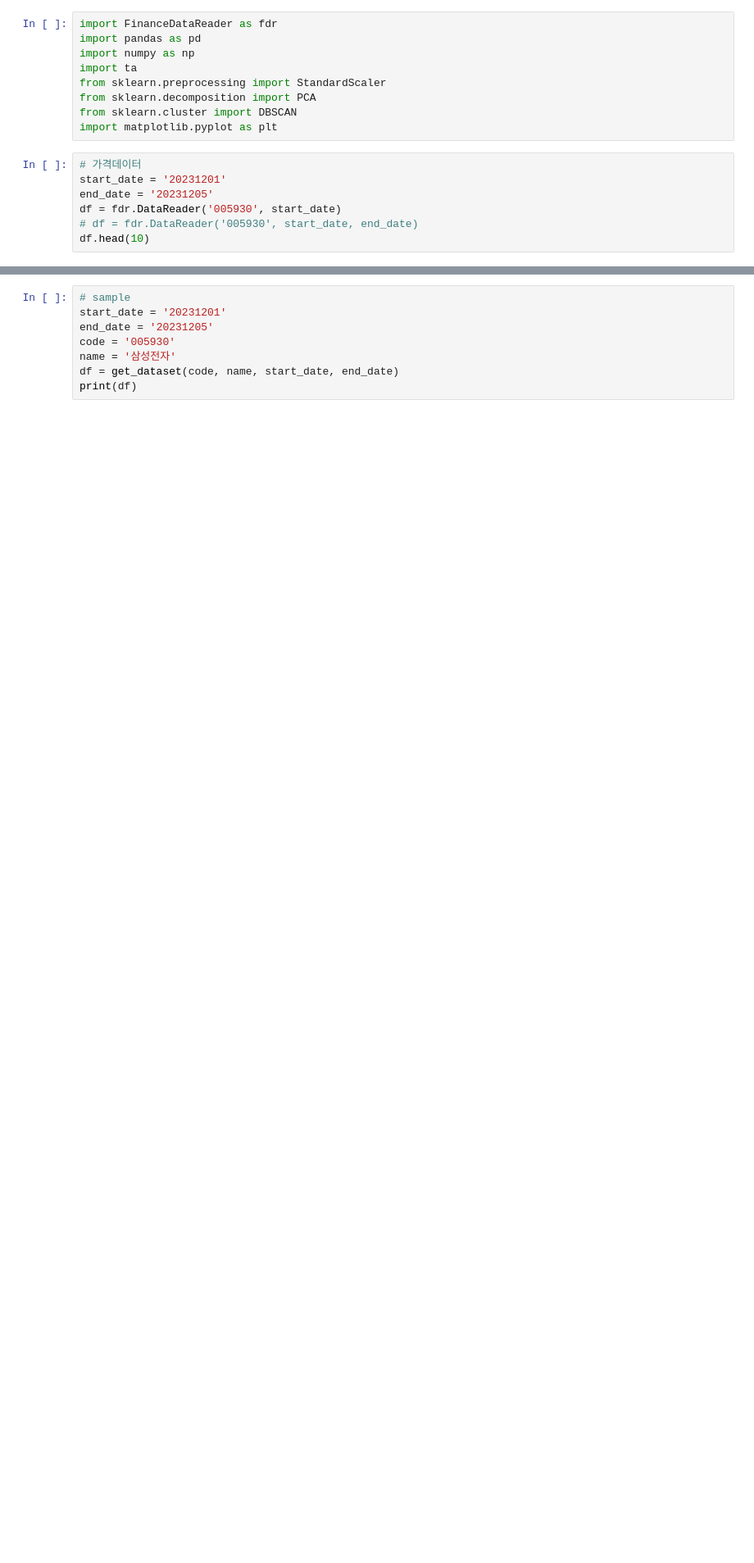
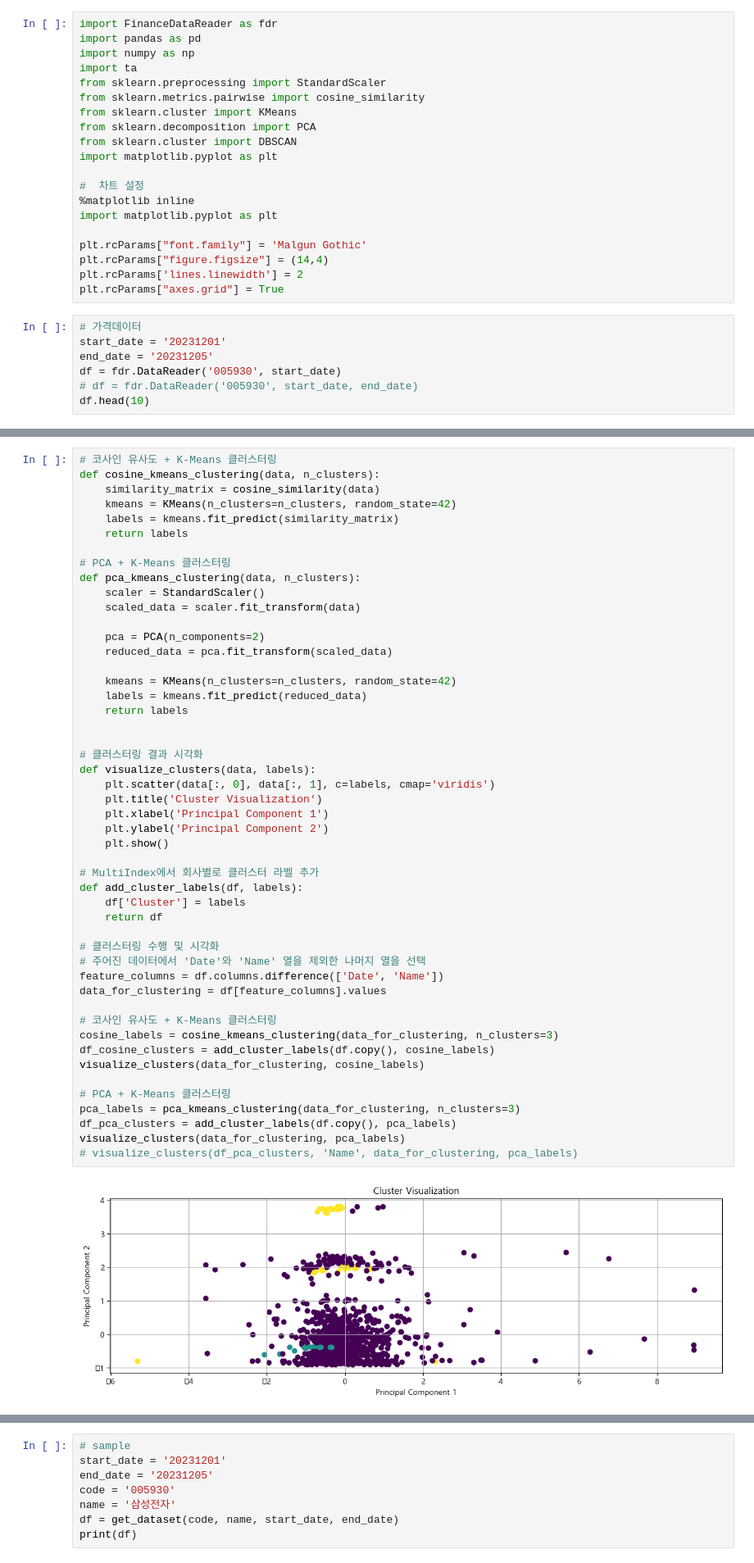
Before and after one commit to team-sesac/transformer-for-finance, a Jupyter notebook: src/clustering/pca_kmeans.ipynb, the cells around one changed output, grey strips where cells are left out. Shown at 82% size. Drawn from its saved outputs; the diff is of its cells as text; blank space fills up the shorter version.

Commit message:
PCA clustering

```diff
--- a/src/clustering/pca_kmeans.ipynb
+++ b/src/clustering/pca_kmeans.ipynb
@@ -4,9 +4,20 @@ import pandas as pd
 import numpy as np
 import ta
 from sklearn.preprocessing import StandardScaler
+from sklearn.metrics.pairwise import cosine_similarity
+from sklearn.cluster import KMeans
 from sklearn.decomposition import PCA
 from sklearn.cluster import DBSCAN
 import matplotlib.pyplot as plt
+
+#  차트 설정
+%matplotlib inline
+import matplotlib.pyplot as plt
+
+plt.rcParams["font.family"] = 'Malgun Gothic'
+plt.rcParams["figure.figsize"] = (14,4)
+plt.rcParams['lines.linewidth'] = 2
+plt.rcParams["axes.grid"] = True
 # %%
 # 가격데이터
 start_date = '20231201'
@@ -32,0 +78,51 @@ def add_technical_indicators(stock_df):
+# %%
+# 코사인 유사도 + K-Means 클러스터링
+def cosine_kmeans_clustering(data, n_clusters):
+    similarity_matrix = cosine_similarity(data)
+    kmeans = KMeans(n_clusters=n_clusters, random_state=42)
+    labels = kmeans.fit_predict(similarity_matrix)
+    return labels
+
+# PCA + K-Means 클러스터링
+def pca_kmeans_clustering(data, n_clusters):
+    scaler = StandardScaler()
+    scaled_data = scaler.fit_transform(data)
+
+    pca = PCA(n_components=2)
+    reduced_data = pca.fit_transform(scaled_data)
+
+    kmeans = KMeans(n_clusters=n_clusters, random_state=42)
+    labels = kmeans.fit_predict(reduced_data)
+    return labels
+
+
+# 클러스터링 결과 시각화
+def visualize_clusters(data, labels):
+    plt.scatter(data[:, 0], data[:, 1], c=labels, cmap='viridis')
+    plt.title('Cluster Visualization')
+    plt.xlabel('Principal Component 1')
+    plt.ylabel('Principal Component 2')
+    plt.show()
+
+# MultiIndex에서 회사별로 클러스터 라벨 추가
+def add_cluster_labels(df, labels):
+    df['Cluster'] = labels
+    return df
+
+# 클러스터링 수행 및 시각화
+# 주어진 데이터에서 'Date'와 'Name' 열을 제외한 나머지 열을 선택
+feature_columns = df.columns.difference(['Date', 'Name'])
+data_for_clustering = df[feature_columns].values
+
+# 코사인 유사도 + K-Means 클러스터링
+cosine_labels = cosine_kmeans_clustering(data_for_clustering, n_clusters=3)
+df_cosine_clusters = add_cluster_labels(df.copy(), cosine_labels)
+visualize_clusters(data_for_clustering, cosine_labels)
+
+# PCA + K-Means 클러스터링
+pca_labels = pca_kmeans_clustering(data_for_clustering, n_clusters=3)
+df_pca_clusters = add_cluster_labels(df.copy(), pca_labels)
+visualize_clusters(data_for_clustering, pca_labels)
+# visualize_clusters(df_pca_clusters, 'Name', data_for_clustering, pca_labels)
+# %% [output]
+[figure, added]
```
Also changed, not shown: parts of 4 cells of this notebook.
